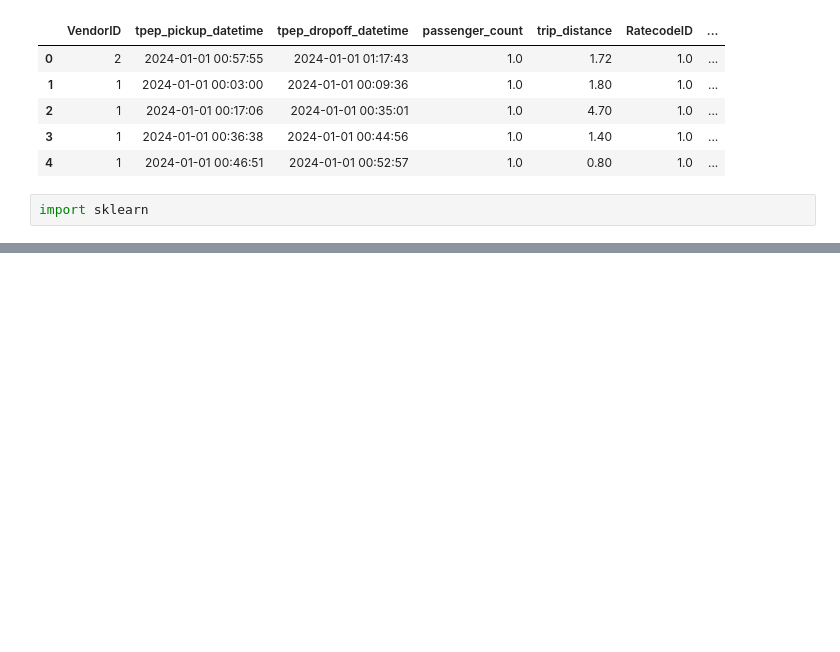
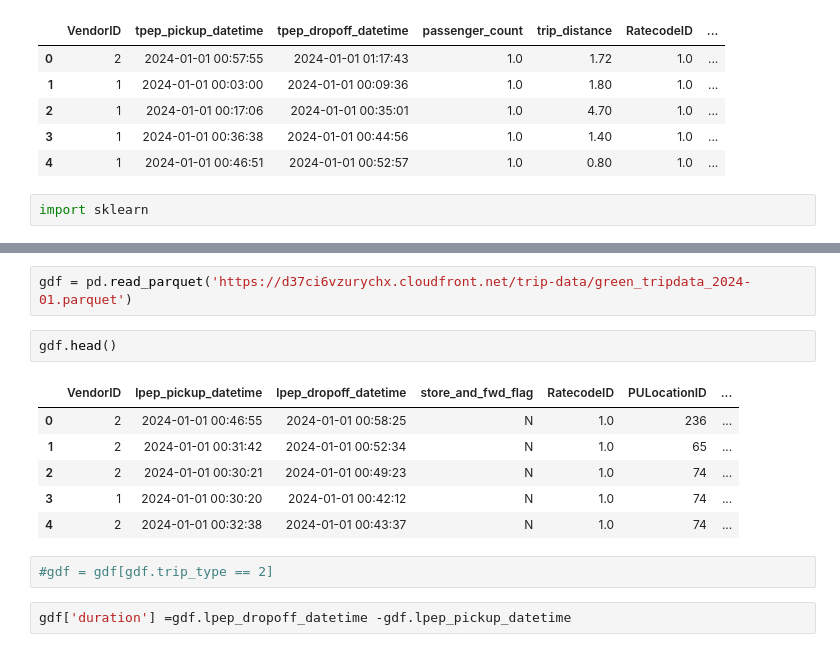
Before and after one commit to lakshmant-thota/lakshman-mlops-zoomcamp, a Jupyter notebook: 01-intro/homework.ipynb, the cells around one changed output, grey strips where cells are left out. Saved outputs shown, nothing was run; the diff lists cells and outputs as text; blank space fills up the shorter version.

```diff
--- a/01-intro/homework.ipynb
+++ b/01-intro/homework.ipynb
@@ -31,0 +50,15 @@ AttributeError: module 'sklearn' has no attribute '_version__'
+# %%
+gdf = pd.read_parquet('https://d37ci6vzurychx.cloudfront.net/trip-data/green_tripdata_2024-01.parquet')
+# %%
+gdf.head()
+# %% [output]
+|  | VendorID | lpep_pickup_datetime | lpep_dropoff_datetime | store_and_fwd_flag | RatecodeID | PULocationID | ... |
+| 0 | 2 | 2024-01-01 00:46:55 | 2024-01-01 00:58:25 | N | 1.0 | 236 | ... |
+| 1 | 2 | 2024-01-01 00:31:42 | 2024-01-01 00:52:34 | N | 1.0 | 65 | ... |
+| 2 | 2 | 2024-01-01 00:30:21 | 2024-01-01 00:49:23 | N | 1.0 | 74 | ... |
+| 3 | 1 | 2024-01-01 00:30:20 | 2024-01-01 00:42:12 | N | 1.0 | 74 | ... |
+| 4 | 2 | 2024-01-01 00:32:38 | 2024-01-01 00:43:37 | N | 1.0 | 74 | ... |
+# %%
+#gdf = gdf[gdf.trip_type == 2]
+# %%
+gdf['duration'] =gdf.lpep_dropoff_datetime -gdf.lpep_pickup_datetime
```
Also changed, not shown: parts of 17 cells of this notebook.
